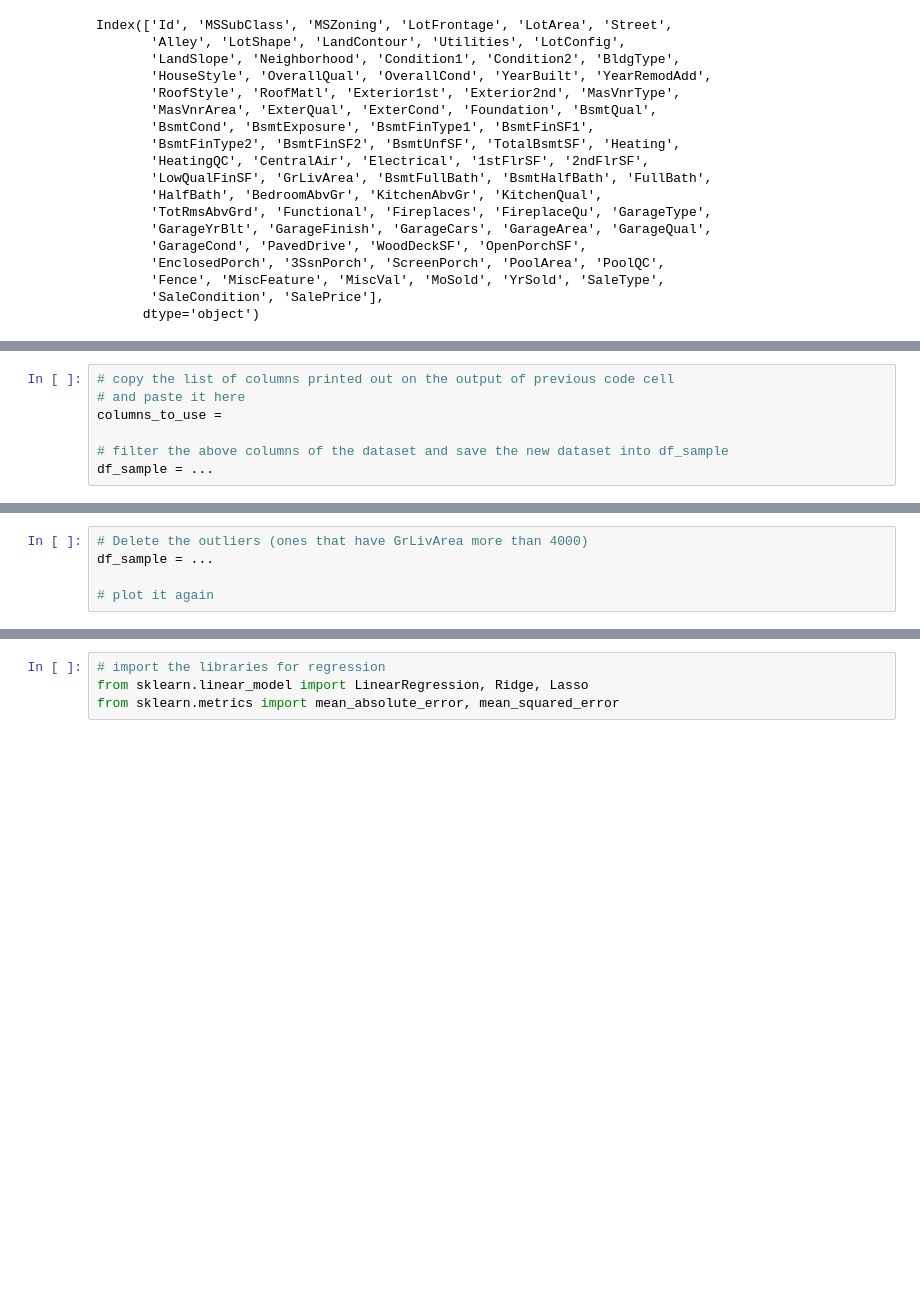
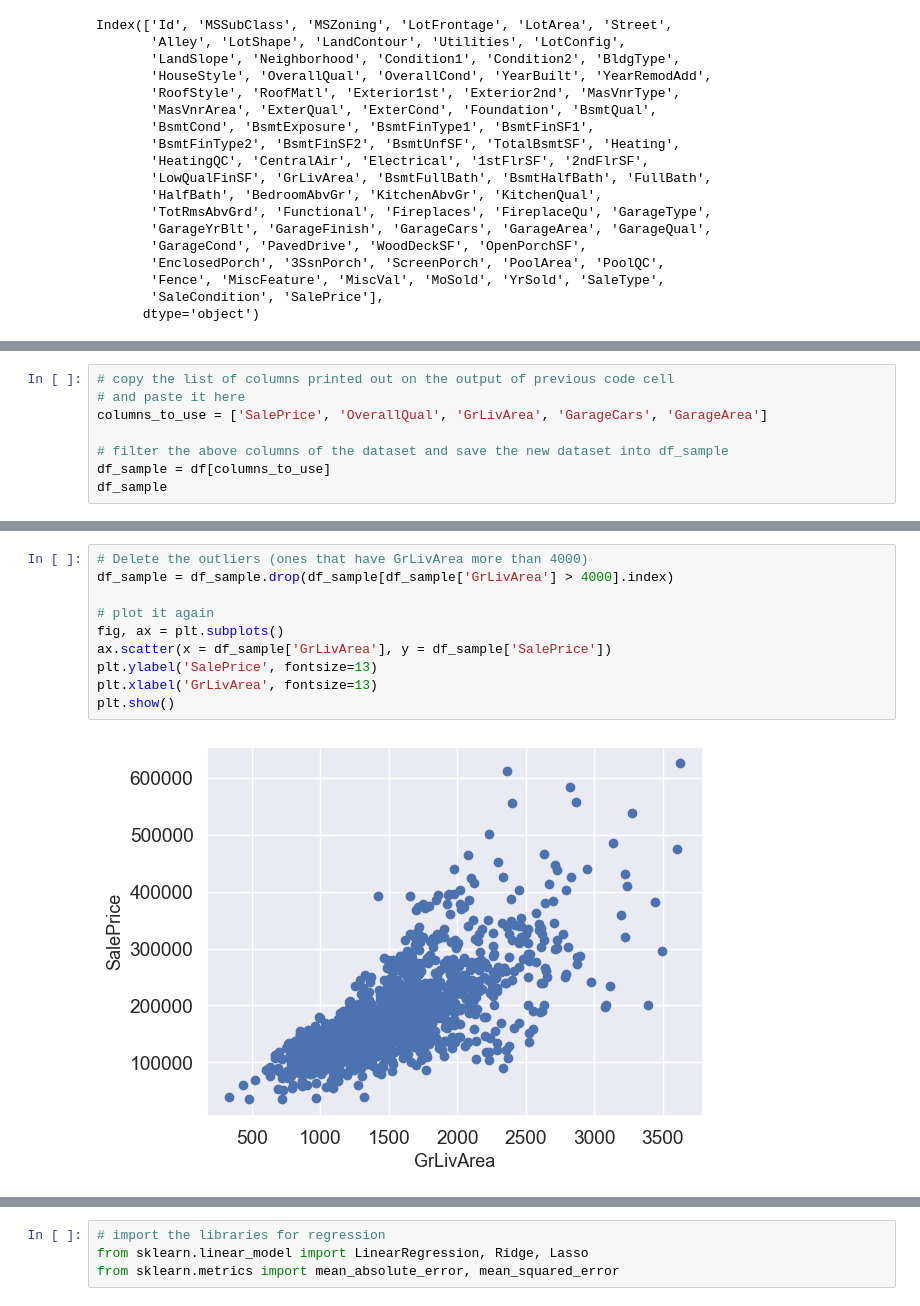
Before and after one commit to chvaldez10/Dog-Apps, a Jupyter notebook: ENSF 611/labs/lab2/Linear_regression_Lab_2.ipynb, the cells around one changed output, grey strips where cells are left out. Drawn from its saved outputs; the diff is of its cells as text; blank space fills up the shorter version.

```diff
--- a/ENSF 611/labs/lab2/Linear_regression_Lab_2.ipynb
+++ b/ENSF 611/labs/lab2/Linear_regression_Lab_2.ipynb
@@ -109,7 +116,8 @@ plot_corr_matrix(df, nr_c=5, targ='SalePrice')
 # %%
 # copy the list of columns printed out on the output of previous code cell
 # and paste it here
-columns_to_use =
+columns_to_use = ['SalePrice', 'OverallQual', 'GrLivArea', 'GarageCars', 'GarageArea']
 
 # filter the above columns of the dataset and save the new dataset into df_sample
-df_sample = ...
+df_sample = df[columns_to_use]
+df_sample
@@ -122,8 +167,15 @@ df_sample = ...
 # %%
 # Delete the outliers (ones that have GrLivArea more than 4000)
-df_sample = ...
+df_sample = df_sample.drop(df_sample[df_sample['GrLivArea'] > 4000].index)
 
 # plot it again
+fig, ax = plt.subplots()
+ax.scatter(x = df_sample['GrLivArea'], y = df_sample['SalePrice'])
+plt.ylabel('SalePrice', fontsize=13)
+plt.xlabel('GrLivArea', fontsize=13)
+plt.show()
+# %% [output]
+[figure, added]
 # %%
 # create a variable called X_columns and put all the column names
 # (except for your target column name) in it
```
Also changed, not shown: parts of 15 cells of this notebook, 1 other file.
